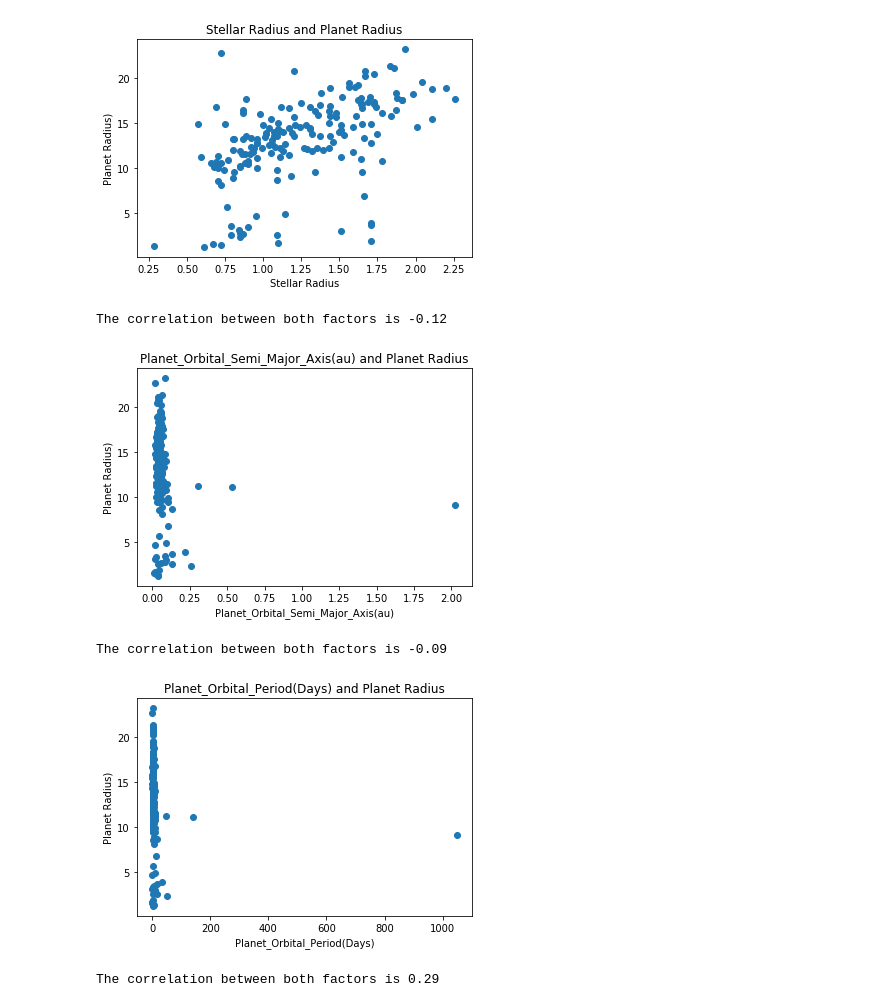
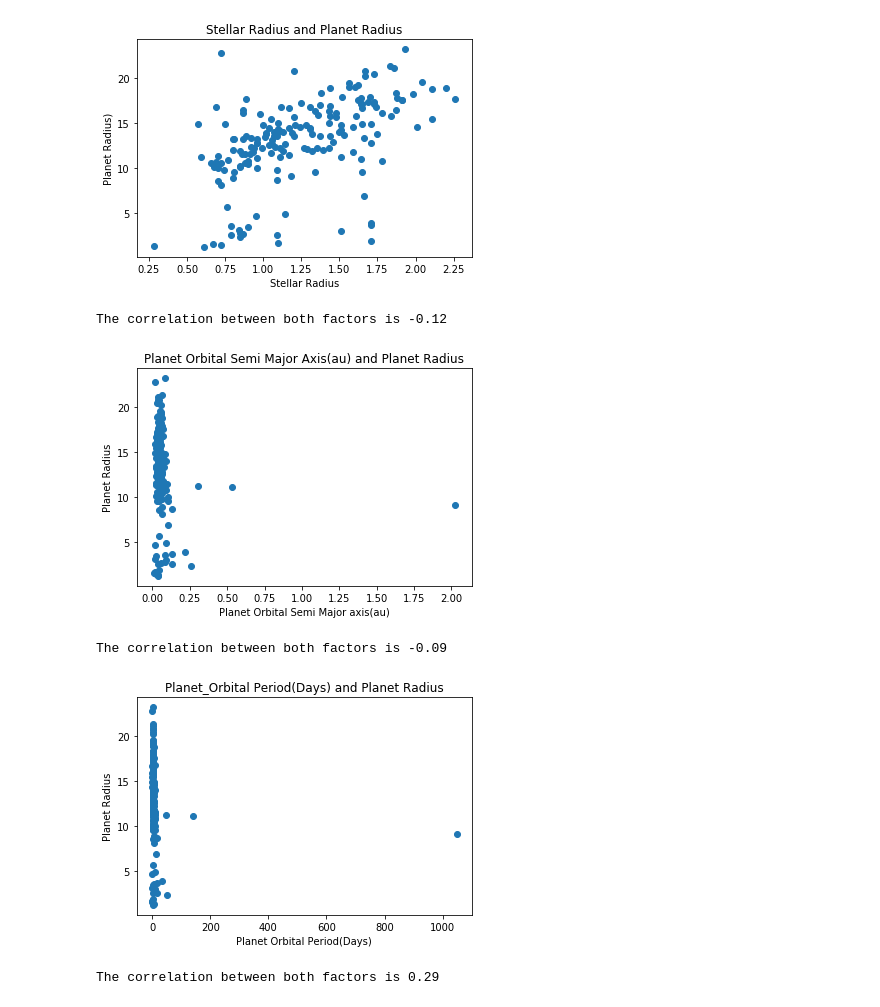
Before and after one commit to jonsb-coding/Stellar_Research, a Jupyter notebook: AY/CleanData.ipynb, the cells around one changed output. Cells and saved outputs as stored; diff of their text form; code cells hidden in the pictures.

```diff
--- a/AY/CleanData.ipynb
+++ b/AY/CleanData.ipynb
@@ -249,24 +253,24 @@ The correlation between both factors is 0.51
 # %%
 #Correlation betweeen Planetery Orbtial Semi major axis and Planet Radius
 x_axis = test_df["Planet_Orbital_Semi_Major_Axis(au)"]
 y_axis = test_df["Planet_Radius"]
 
 
 plt.scatter(x_axis,y_axis)
 
-plt.xlabel("Planet_Orbital_Semi_Major_Axis(au)")
-plt.ylabel("Planet Radius)")
-plt.title("Planet_Orbital_Semi_Major_Axis(au) and Planet Radius")
+plt.xlabel("Planet Orbital Semi Major axis(au)")
+plt.ylabel("Planet Radius")
+plt.title("Planet Orbital Semi Major Axis(au) and Planet Radius")
 
 
 
 
 correlation = st.pearsonr(x_axis,y_axis)
 print(f"The correlation between both factors is {round(correlation[0],2)}")
 plt.savefig('Output_AY/PSemiMajorAxis_Pradius.png')
 # %% [output]
 The correlation between both factors is -0.12
-[figure, old version]
+[figure, new version]
 # %%
 #Correlation between Planetery Orbital Period and Planet Radius
 x_axis = test_df["Planet_Orbital_Period(Days)"]
@@ -275,9 +279,9 @@ y_axis = test_df["Planet_Radius"]
 
 plt.scatter(x_axis,y_axis)
 
-plt.xlabel("Planet_Orbital_Period(Days)")
-plt.ylabel("Planet Radius)")
-plt.title("Planet_Orbital_Period(Days) and Planet Radius")
+plt.xlabel("Planet Orbital Period(Days)")
+plt.ylabel("Planet Radius")
+plt.title("Planet_Orbital Period(Days) and Planet Radius")
 
 
 
@@ -287,7 +291,7 @@ print(f"The correlation between both factors is {round(correlation[0],2)}")
 plt.savefig('Output_AY/Porbit_Pradius.png')
 # %% [output]
 The correlation between both factors is -0.09
-[figure, old version]
+[figure, new version]
 # %%
 # Correlation between Planet Mass and Planet Radius
 x_axis = test_df["Planet_Mass"]
```
Also changed, not shown: parts of 5 cells of this notebook, 4 other files.
